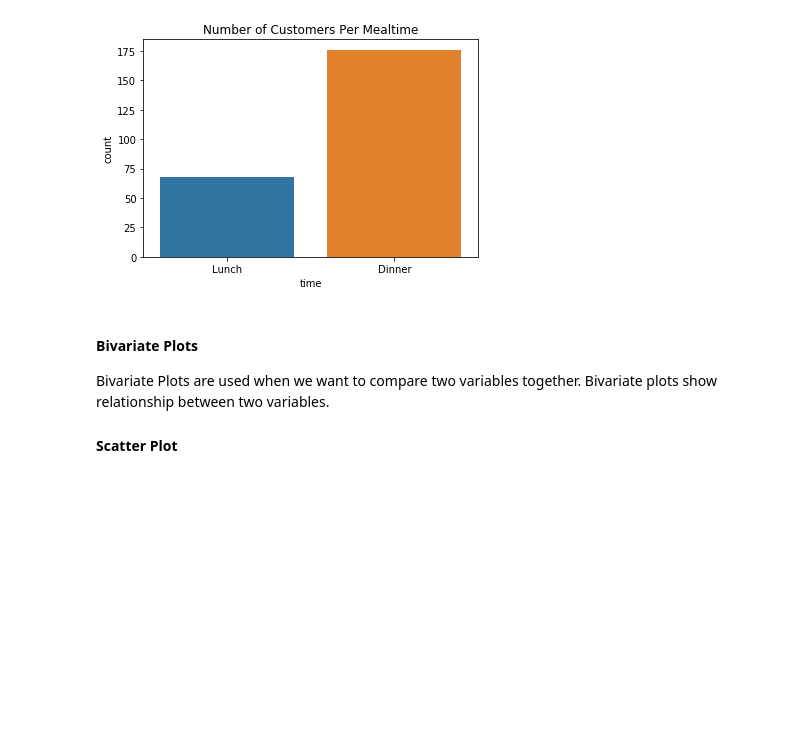
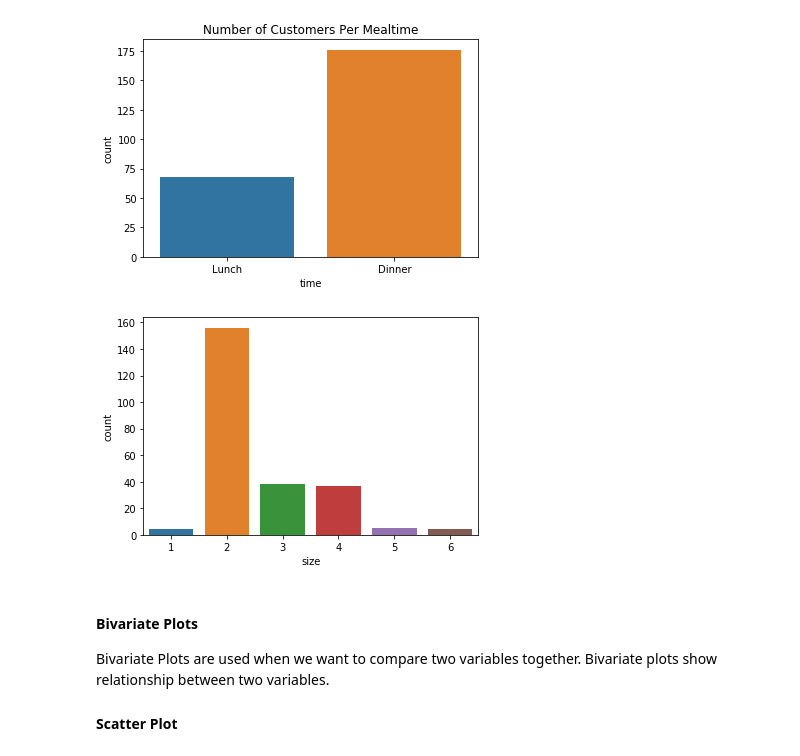
Before and after one commit to kunadawa/PyCon-Africa-19, a Jupyter notebook: visualization.ipynb, the cells around one changed output. Cells and saved outputs as stored; diff of their text form; code cells hidden in the pictures; blank space fills up the shorter version.

Commit message:
chore: showing a bar plot for dinners by the group size

```diff
--- a/visualization.ipynb
+++ b/visualization.ipynb
@@ -148,6 +148,11 @@ plt.title("Number of Customers Per Mealtime")
 plt.show()
 # %% [output]
 [figure]
+# %%
+sb.countplot(tips_df['size'])
+plt.show()
+# %% [output]
+[figure, added]
 # %% [markdown]
 #### Bivariate Plots
 
```
